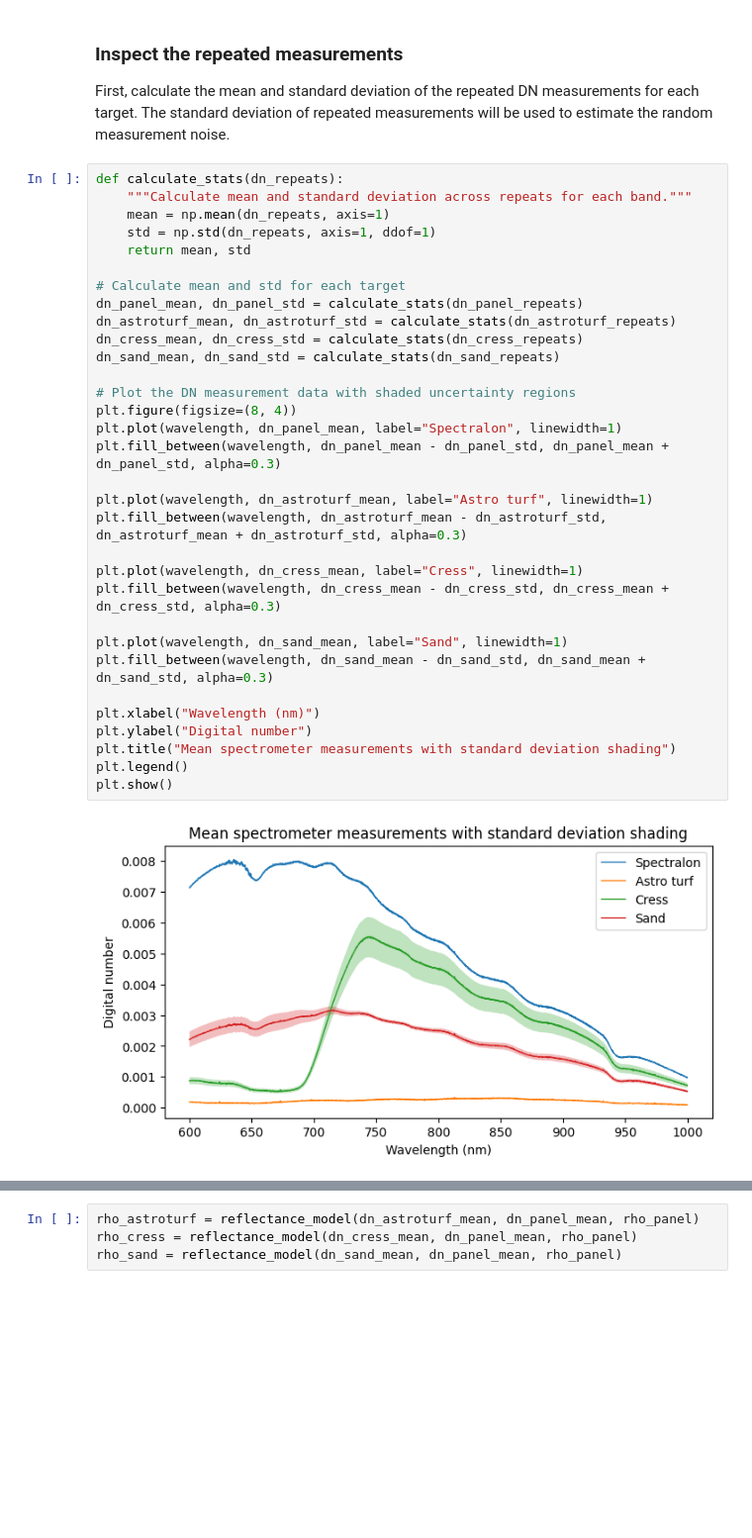
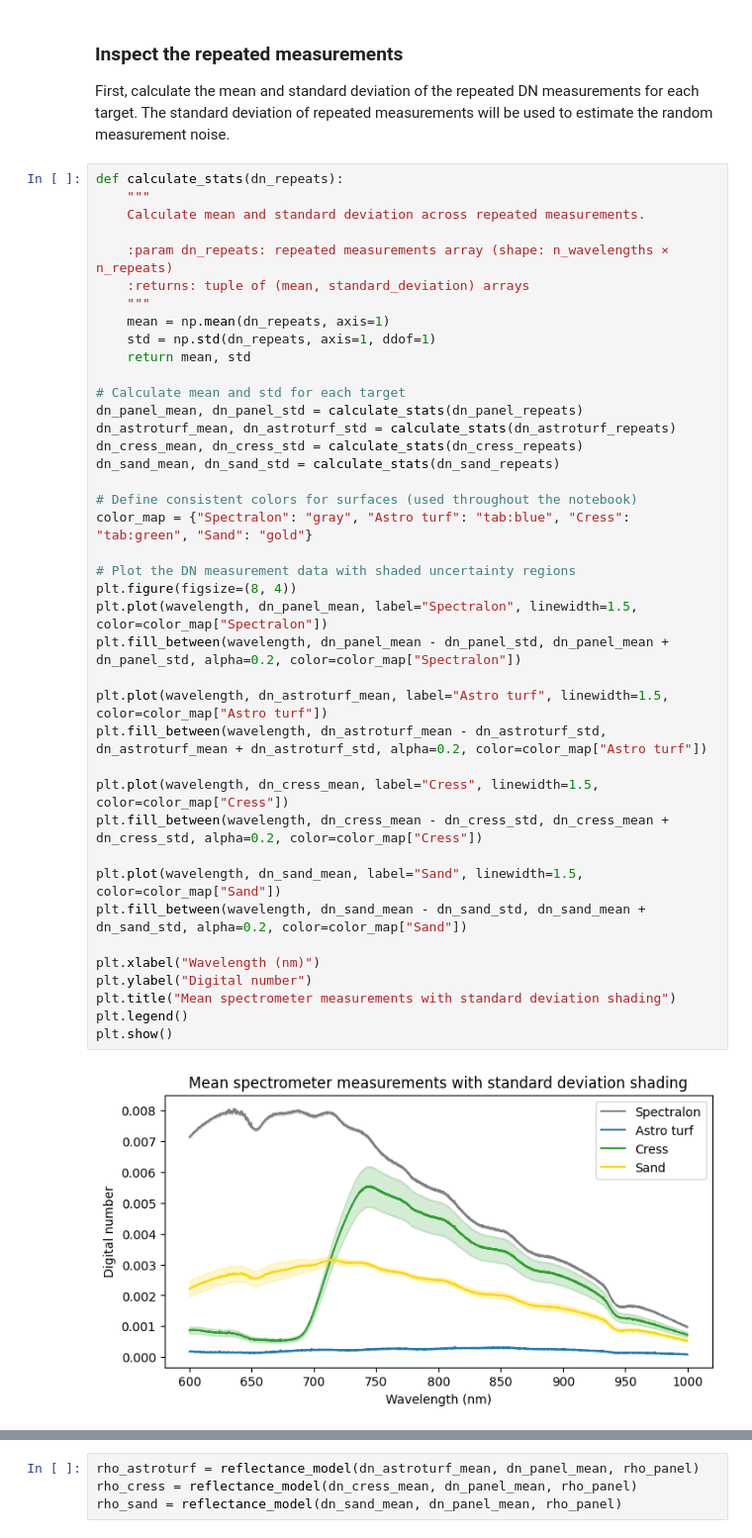
Before and after one commit to comet-toolkit/comet_training, a Jupyter notebook: meteoc_example.ipynb, the cells around one changed output, grey strips where cells are left out. Shown at 99% size. Drawn from its saved outputs; the diff is of its cells as text; blank space fills up the shorter version.

```diff
--- a/meteoc_example.ipynb
+++ b/meteoc_example.ipynb
@@ -104,36 +143,44 @@ First, calculate the mean and standard deviation of the repeated DN measurements
 The standard deviation of repeated measurements will be used to estimate the random measurement noise.
 # %%
 def calculate_stats(dn_repeats):
-    """Calculate mean and standard deviation across repeats for each band."""
+    """
+    Calculate mean and standard deviation across repeated measurements.
+
+    :param dn_repeats: repeated measurements array (shape: n_wavelengths × n_repeats)
+    :returns: tuple of (mean, standard_deviation) arrays
+    """
     mean = np.mean(dn_repeats, axis=1)
     std = np.std(dn_repeats, axis=1, ddof=1)
     return mean, std
 
 # Calculate mean and std for each target
 dn_panel_mean, dn_panel_std = calculate_stats(dn_panel_repeats)
 dn_astroturf_mean, dn_astroturf_std = calculate_stats(dn_astroturf_repeats)
 dn_cress_mean, dn_cress_std = calculate_stats(dn_cress_repeats)
 dn_sand_mean, dn_sand_std = calculate_stats(dn_sand_repeats)
 
+# Define consistent colors for surfaces (used throughout the notebook)
+color_map = {"Spectralon": "gray", "Astro turf": "tab:blue", "Cress": "tab:green", "Sand": "gold"}
+
 # Plot the DN measurement data with shaded uncertainty regions
 plt.figure(figsize=(8, 4))
-plt.plot(wavelength, dn_panel_mean, label="Spectralon", linewidth=1)
-plt.fill_between(wavelength, dn_panel_mean - dn_panel_std, dn_panel_mean + dn_panel_std, alpha=0.3)
+plt.plot(wavelength, dn_panel_mean, label="Spectralon", linewidth=1.5, color=color_map["Spectralon"])
+plt.fill_between(wavelength, dn_panel_mean - dn_panel_std, dn_panel_mean + dn_panel_std, alpha=0.2, color=color_map["Spectralon"])
 
-plt.plot(wavelength, dn_astroturf_mean, label="Astro turf", linewidth=1)
-plt.fill_between(wavelength, dn_astroturf_mean - dn_astroturf_std, dn_astroturf_mean + dn_astroturf_std, alpha=0.3)
+plt.plot(wavelength, dn_astroturf_mean, label="Astro turf", linewidth=1.5, color=color_map["Astro turf"])
+plt.fill_between(wavelength, dn_astroturf_mean - dn_astroturf_std, dn_astroturf_mean + dn_astroturf_std, alpha=0.2, color=color_map["Astro turf"])
 
-plt.plot(wavelength, dn_cress_mean, label="Cress", linewidth=1)
-plt.fill_between(wavelength, dn_cress_mean - dn_cress_std, dn_cress_mean + dn_cress_std, alpha=0.3)
+plt.plot(wavelength, dn_cress_mean, label="Cress", linewidth=1.5, color=color_map["Cress"])
+plt.fill_between(wavelength, dn_cress_mean - dn_cress_std, dn_cress_mean + dn_cress_std, alpha=0.2, color=color_map["Cress"])
 
-plt.plot(wavelength, dn_sand_mean, label="Sand", linewidth=1)
-plt.fill_between(wavelength, dn_sand_mean - dn_sand_std, dn_sand_mean + dn_sand_std, alpha=0.3)
+plt.plot(wavelength, dn_sand_mean, label="Sand", linewidth=1.5, color=color_map["Sand"])
+plt.fill_between(wavelength, dn_sand_mean - dn_sand_std, dn_sand_mean + dn_sand_std, alpha=0.2, color=color_map["Sand"])
 
 plt.xlabel("Wavelength (nm)")
 plt.ylabel("Digital number")
 plt.title("Mean spectrometer measurements with standard deviation shading")
 plt.legend()
 plt.show()
 # %% [output]
-[figure, old version]
+[figure, new version]
 # %% [markdown]
```
Also changed, not shown: parts of 47 cells of this notebook.
